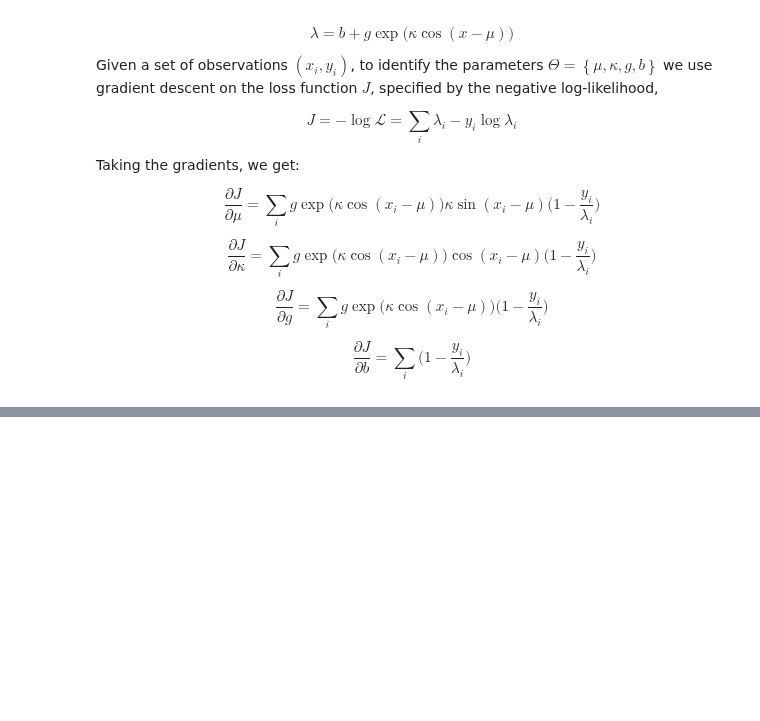
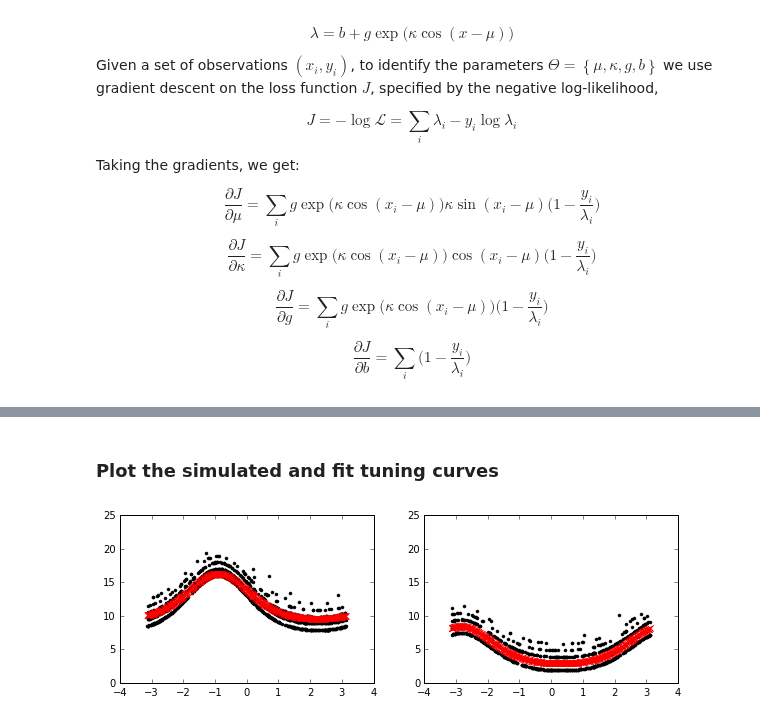
Before and after one commit to KordingLab/spykes, a Jupyter notebook: notebooks/neuropop_example.ipynb, the cells around one changed output, grey strips where cells are left out. Saved outputs shown, nothing was run; the diff lists cells and outputs as text; code cells hidden in the pictures; blank space fills up the shorter version.

```diff
--- a/notebooks/neuropop_example.ipynb
+++ b/notebooks/neuropop_example.ipynb
@@ -210,0 +411,22 @@ array([ 6.05      ,  0.14691943])
+# %%
+Y2 = pop.encode(x)
+# %% [markdown]
+### Plot the simulated and fit tuning curves
+# %%
+plt.figure(figsize=[10,3])
+
+plt.subplot(121)
+plt.hold
+plt.plot(x, Y[:,0], 'k.')
+plt.plot(x, Y2[:,0], 'rx')
+plt.ylim([0, 25])
+
+plt.subplot(122)
+plt.hold
+plt.plot(x, Y[:,1], 'k.')
+plt.plot(x, Y2[:,1], 'rx')
+plt.ylim([0, 25])
+
+plt.show()
+# %% [output]
+[figure, added]
```
Also changed, not shown: parts of 15 cells of this notebook.
